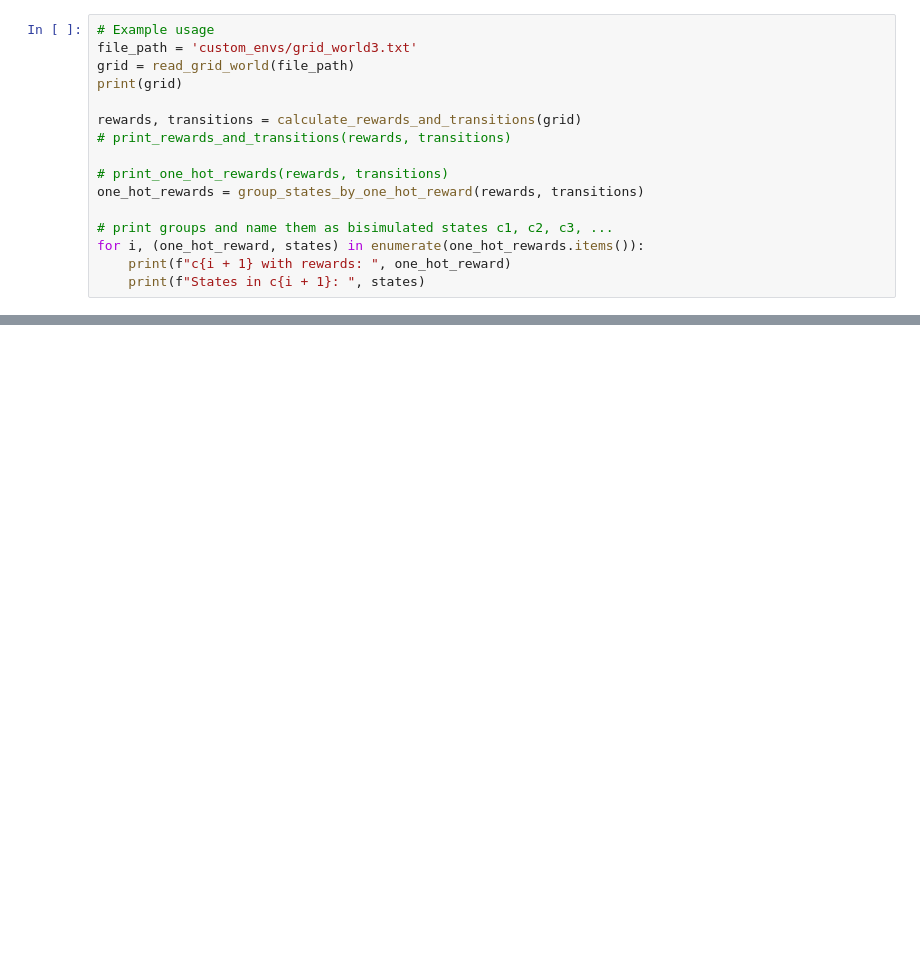
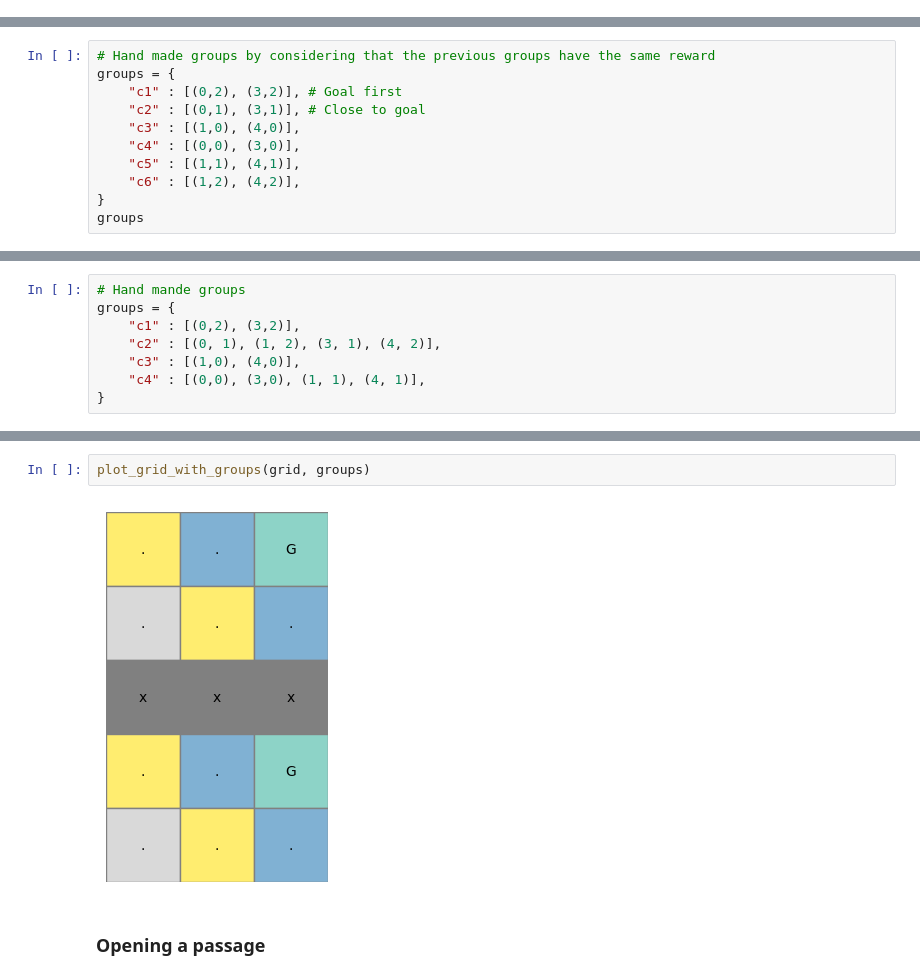
Before and after one commit to ZosoV/final_project, a Jupyter notebook: Bisimulation.ipynb, the cells around one changed output, grey strips where cells are left out. Drawn from its saved outputs; the diff is of its cells as text; blank space fills up the shorter version.

```diff
--- a/Bisimulation.ipynb
+++ b/Bisimulation.ipynb
@@ -135,16 +232,0 @@ States in c6:  [(2, 0), (2, 3)]
-# %%
-# Example usage
-file_path = 'custom_envs/grid_world3.txt'
-grid = read_grid_world(file_path)
-print(grid)
-
-rewards, transitions = calculate_rewards_and_transitions(grid)
-# print_rewards_and_transitions(rewards, transitions)
-
-# print_one_hot_rewards(rewards, transitions)
-one_hot_rewards = group_states_by_one_hot_reward(rewards, transitions)
-
-# print groups and name them as bisimulated states c1, c2, c3, ...
-for i, (one_hot_reward, states) in enumerate(one_hot_rewards.items()):
-    print(f"c{i + 1} with rewards: ", one_hot_reward)
-    print(f"States in c{i + 1}: ", states)
@@ -255,0 +287,11 @@ Bisimulation Group (3, 3): [(3, 3)]
+# %%
+# Hand made groups by considering that the previous groups have the same reward
+groups = {
+    "c1" : [(0,2), (3,2)], # Goal first
+    "c2" : [(0,1), (3,1)], # Close to goal
+    "c3" : [(1,0), (4,0)],
+    "c4" : [(0,0), (3,0)],
+    "c5" : [(1,1), (4,1)],
+    "c6" : [(1,2), (4,2)],
+}
+groups
@@ -255,0 +514,8 @@ Bisimulation Group (3, 3): [(3, 3)]
+# %%
+# Hand mande groups
+groups = {
+    "c1" : [(0,2), (3,2)],
+    "c2" : [(0, 1), (1, 2), (3, 1), (4, 2)],
+    "c3" : [(1,0), (4,0)],
+    "c4" : [(0,0), (3,0), (1, 1), (4, 1)],
+}
@@ -255,0 +542,6 @@ Bisimulation Group (3, 3): [(3, 3)]
+# %%
+plot_grid_with_groups(grid, groups)
+# %% [output]
+[figure, added]
+# %% [markdown]
+### Opening a passage
```
Also changed, not shown: parts of 25 cells of this notebook, 3 other files.
